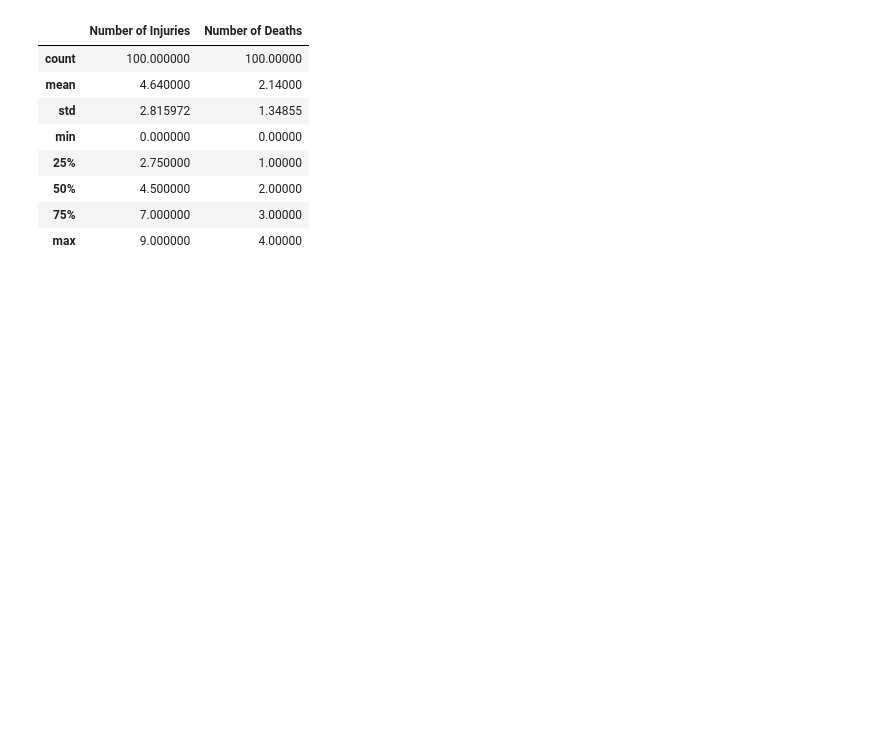
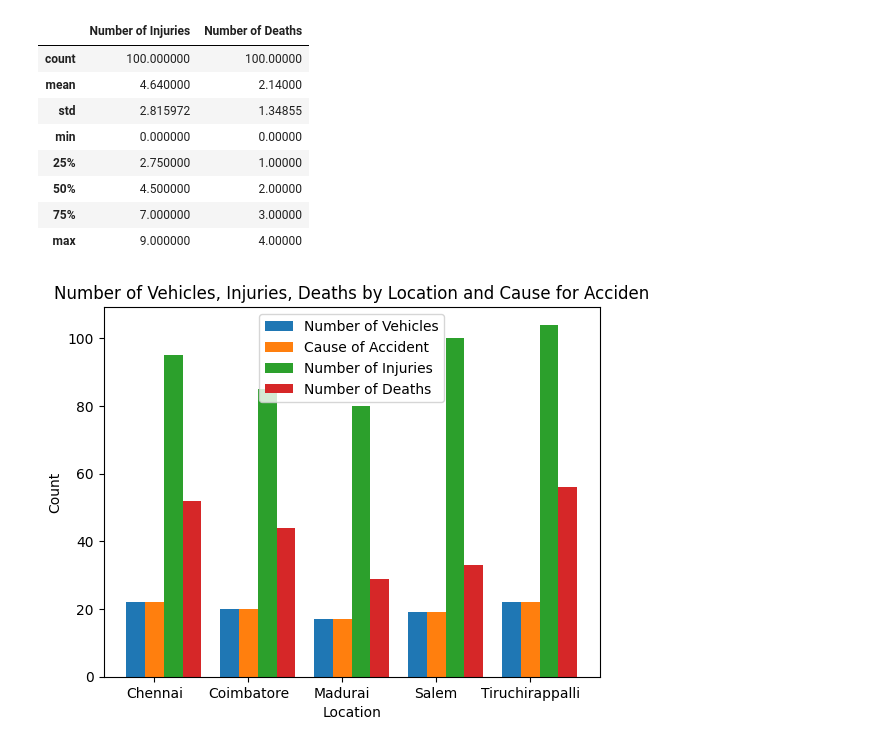
Before and after one commit to Udhay2898/Statistical-Insights-into-Test-Cricket-Performance, a Jupyter notebook: Acc.ipynb, the cells around one changed output. Saved outputs shown, nothing was run; the diff lists cells and outputs as text; code cells hidden in the pictures; blank space fills up the shorter version.

```diff
--- a/Acc.ipynb
+++ b/Acc.ipynb
@@ -128,3 +128,37 @@ df.describe()
 | 50% | 4.500000 | 2.00000 |
 | 75% | 7.000000 | 3.00000 |
 | max | 9.000000 | 4.00000 |
+# %%
+agg_data = df.groupby('Location').agg({
+    'Type of Vehicle': 'count',
+    'Cause of Accident': 'count',
+    'Number of Injuries': 'sum',
+    'Number of Deaths': 'sum'
+}).rename(columns={'Type of Vehicle': 'Number of Vehicles'}).reset_index()
+
+
+Locations = agg_data['Location']
+values = {
+    'Number of Vehicles': agg_data['Number of Vehicles'],
+    'Cause of Accident': agg_data['Cause of Accident'],
+    'Number of Injuries': agg_data['Number of Injuries'],
+    'Number of Deaths': agg_data['Number of Deaths']
+}
+
+bar_width = 0.2
+index = range(len(Locations))
+
+fig, ax = plt.subplots()
+
+for i, (label, data) in enumerate(values.items()):
+    plt.bar([x + i * bar_width for x in index], data, bar_width, label=label)
+
+plt.xlabel('Location')
+plt.ylabel('Count')
+plt.title('Number of Vehicles, Injuries, Deaths by Location and Cause for Acciden')
+plt.xticks([x + bar_width for x in index], Locations)
+plt.legend()
+
+plt.show()
+# %% [output]
+[figure, added]
```
Also changed, not shown: parts of 8 cells of this notebook.
